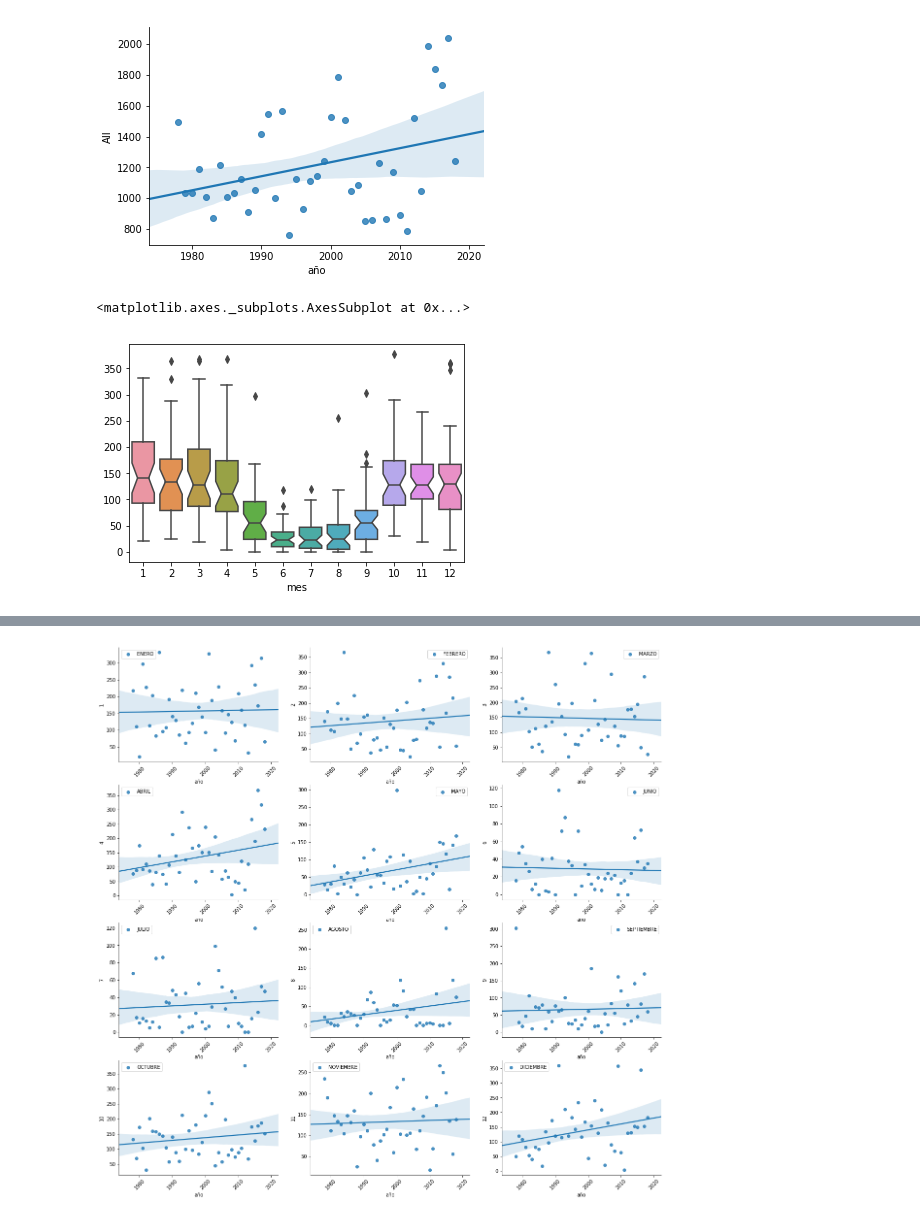
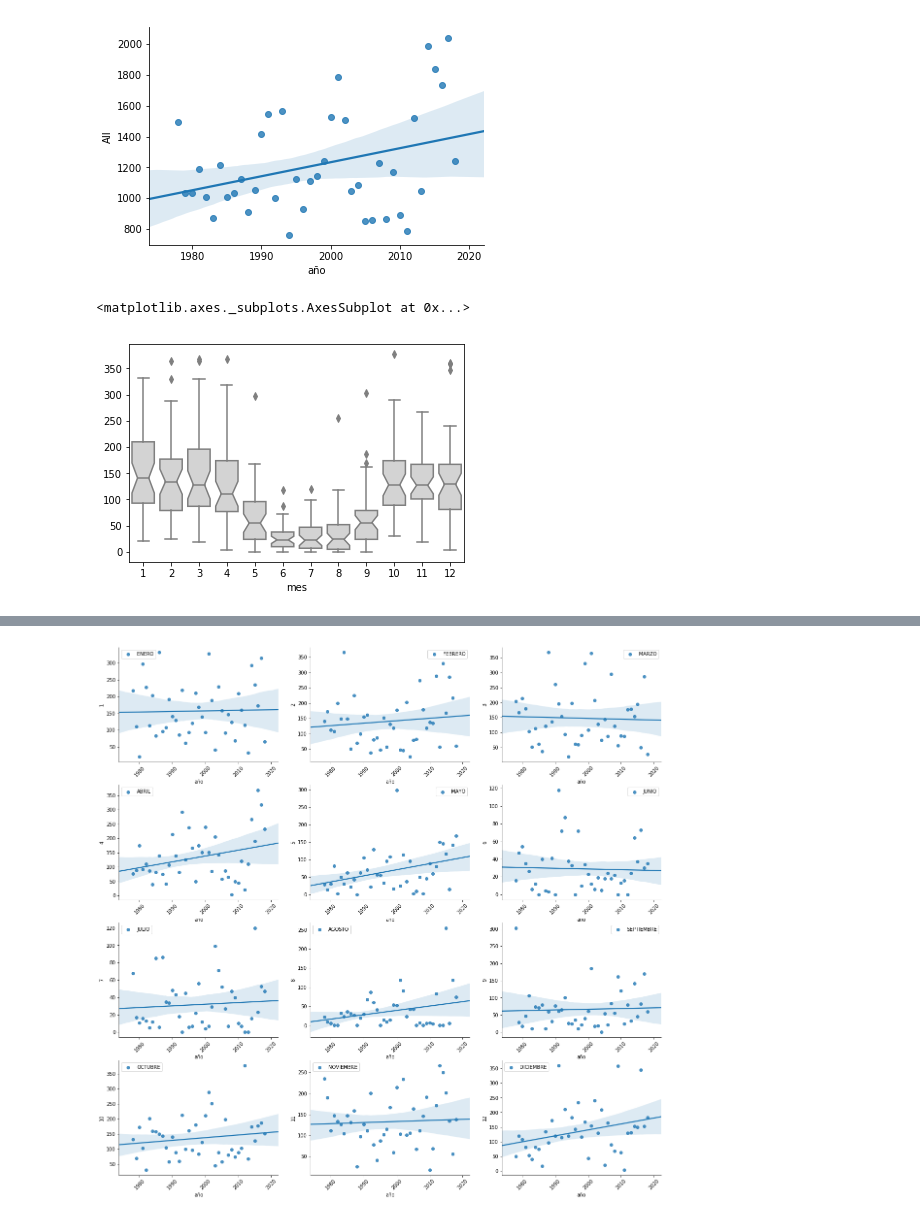
Before and after one commit to Eugenia27/BKP, a Jupyter notebook: Copia_de_Cuando_Llueve.ipynb, the cells around one changed output, grey strips where cells are left out. Cells and saved outputs as stored; diff of their text form; code cells hidden in the pictures.

```diff
--- a/Copia_de_Cuando_Llueve.ipynb
+++ b/Copia_de_Cuando_Llueve.ipynb
@@ -326,7 +326,7 @@ sb.despine()
 #  plt.legend()
 #  sb.despine()
 # %%
-sb.boxplot(data=sumas_short,notch=True)
+sb.boxplot(data=sumas_short,notch=True,color='lightgray')
 # %% [output]
 <matplotlib.axes._subplots.AxesSubplot at 0x...>
-[figure, old version]
+[figure, new version]
```
Also changed, not shown: parts of 4 cells of this notebook.
